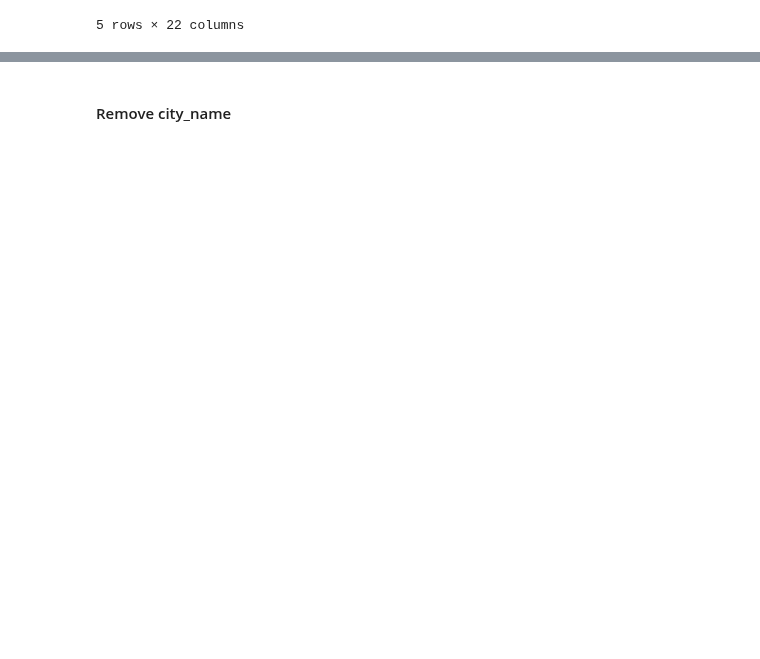
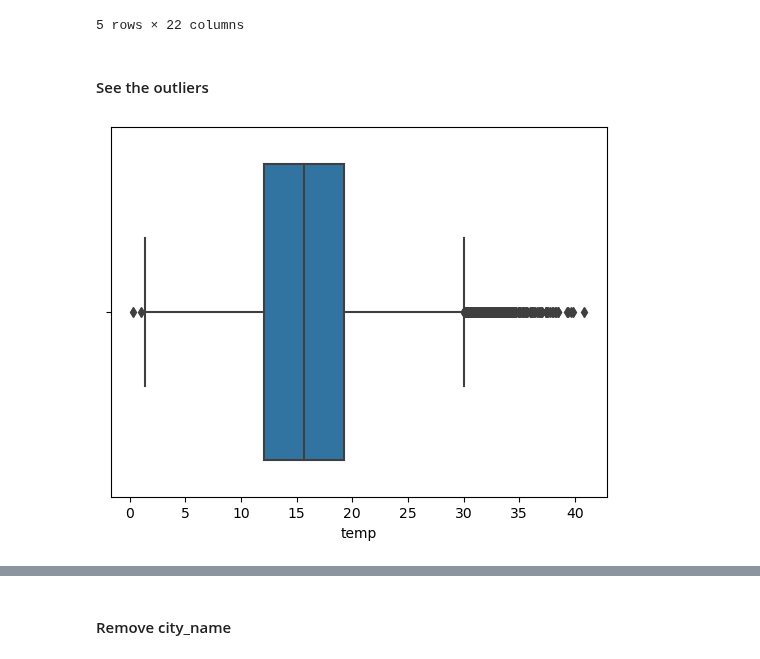
Before and after one commit to goncalobraga27/DAA, a Jupyter notebook: src/parte2/data_preparation/data_preparation2_train.ipynb, the cells around one changed output, grey strips where cells are left out. Saved outputs shown, nothing was run; the diff lists cells and outputs as text; code cells hidden in the pictures; blank space fills up the shorter version.

Commit message:
Outliers

```diff
--- a/src/parte2/data_preparation/data_preparation2_train.ipynb
+++ b/src/parte2/data_preparation/data_preparation2_train.ipynb
@@ -31,3 +31,14 @@ df.head()
 | 3 | 1632884400 | local | 12.61 | 12.15 | 10.34 | 12.93 | 1027 | NaN | NaN | ... |
 | 4 | 1632888000 | local | 12.61 | 12.17 | 9.79 | 12.93 | 1027 | NaN | NaN | ... |
 5 rows × 22 columns
+# %% [markdown]
+#### See the outliers
+# %%
+sns.boxplot(x=df['temp'])
+plt.show()
+Q1 = df['temp'].quantile(0.25)
+Q3 = df['temp'].quantile(0.75)
+IQR = Q3 - Q1
+df = df[(df['temp'] >= Q1 - 1.5 * IQR) & (df['temp'] <= Q3 + 1.5 * IQR)]
+# %% [output]
+[figure, added]
```
Also changed, not shown: parts of 7 cells of this notebook.
